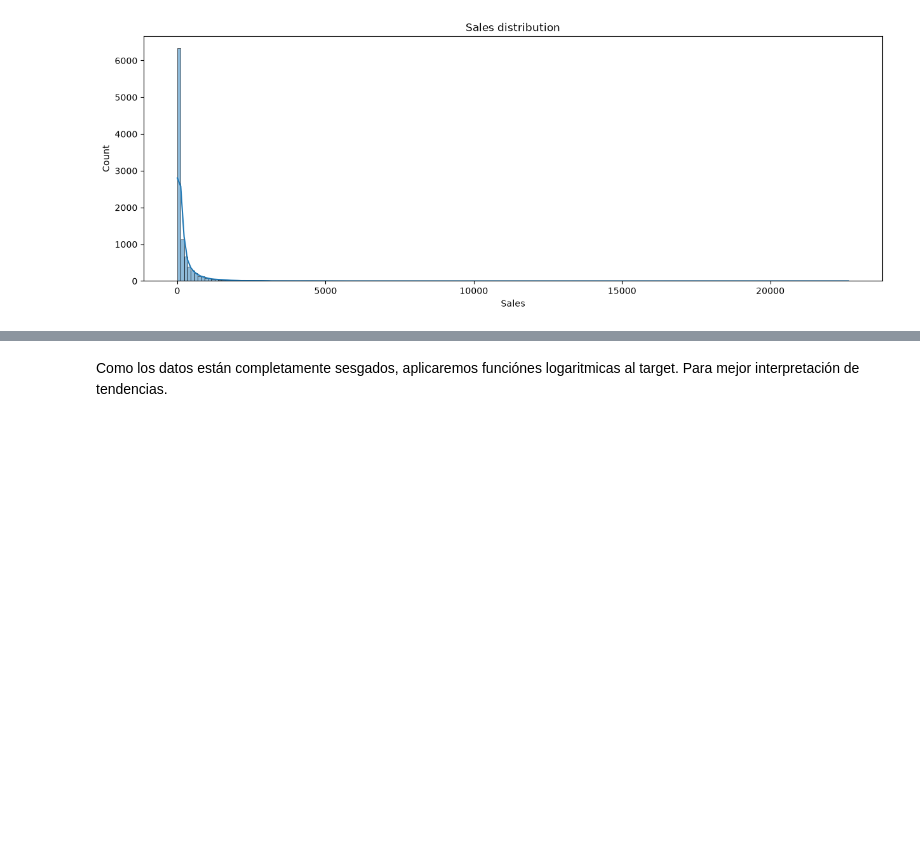
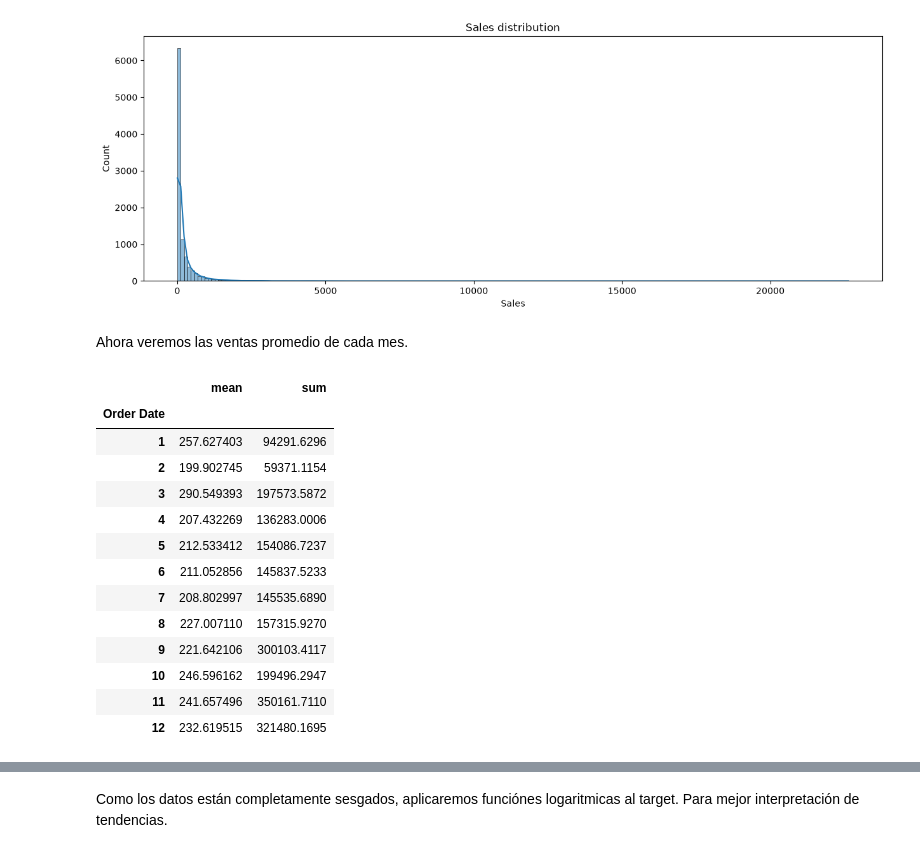
Before and after one commit to charligram/1_analisis_ventas, a Jupyter notebook: notebooks/01_EDA.ipynb, the cells around one changed output, grey strips where cells are left out. Cells and saved outputs as stored; diff of their text form; code cells hidden in the pictures; blank space fills up the shorter version.

```diff
--- a/notebooks/01_EDA.ipynb
+++ b/notebooks/01_EDA.ipynb
@@ -201,3 +201,23 @@ plt.savefig('../outputs/figures/02_sales_distribution.png', bbox_inches='tight')
 plt.show()
 # %% [output]
 [figure]
+# %% [markdown]
+Ahora veremos las ventas promedio de cada mes.
+# %%
+monthly_sales = df.groupby(df.index.month)['Sales'].agg(['mean', 'sum'])
+monthly_sales
+# %% [output]
+|  | mean | sum |
+| Order Date |  |  |
+| 1 | 257.627403 | 94291.6296 |
+| 2 | 199.902745 | 59371.1154 |
+| 3 | 290.549393 | 197573.5872 |
+| 4 | 207.432269 | 136283.0006 |
+| 5 | 212.533412 | 154086.7237 |
+| 6 | 211.052856 | 145837.5233 |
+| 7 | 208.802997 | 145535.6890 |
+| 8 | 227.007110 | 157315.9270 |
+| 9 | 221.642106 | 300103.4117 |
+| 10 | 246.596162 | 199496.2947 |
+| 11 | 241.657496 | 350161.7110 |
+| 12 | 232.619515 | 321480.1695 |
```
Also changed, not shown: parts of 3 cells of this notebook, 1 other file.
